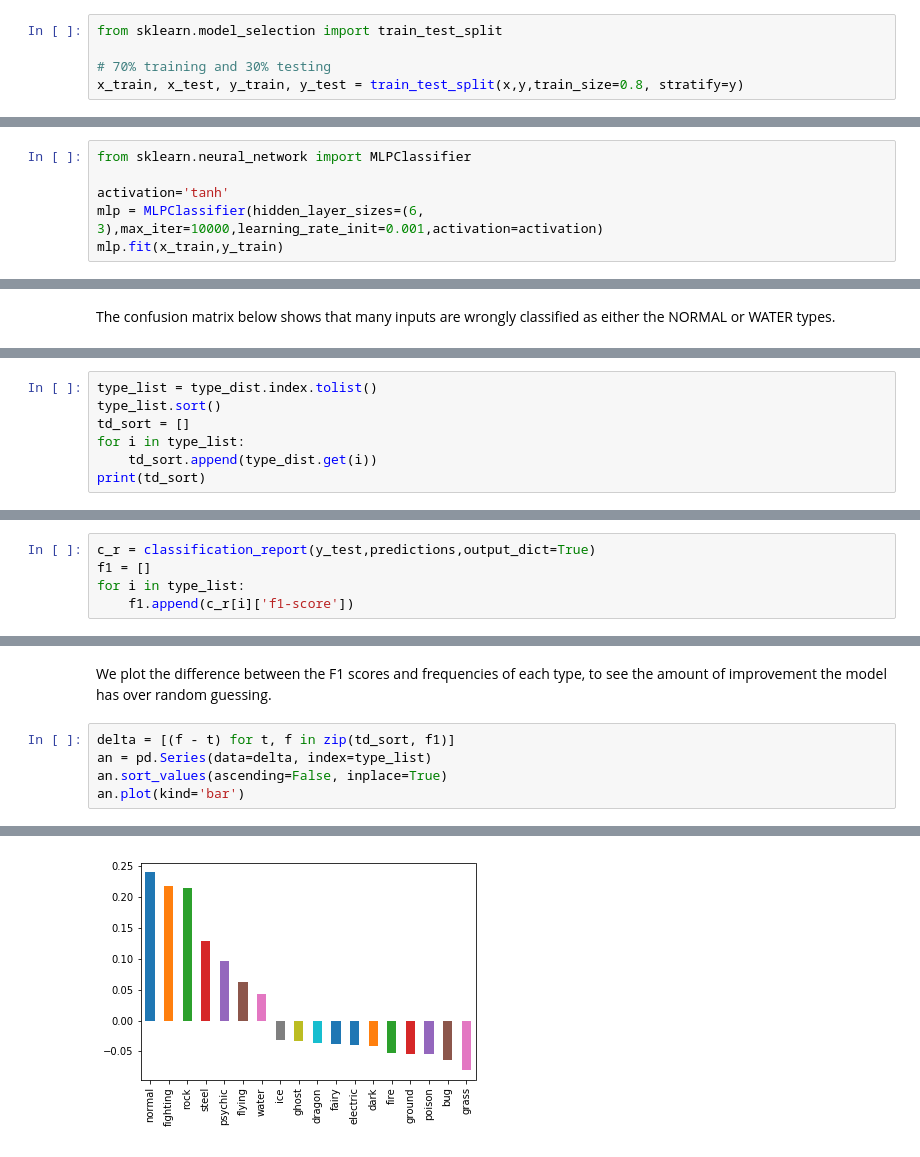
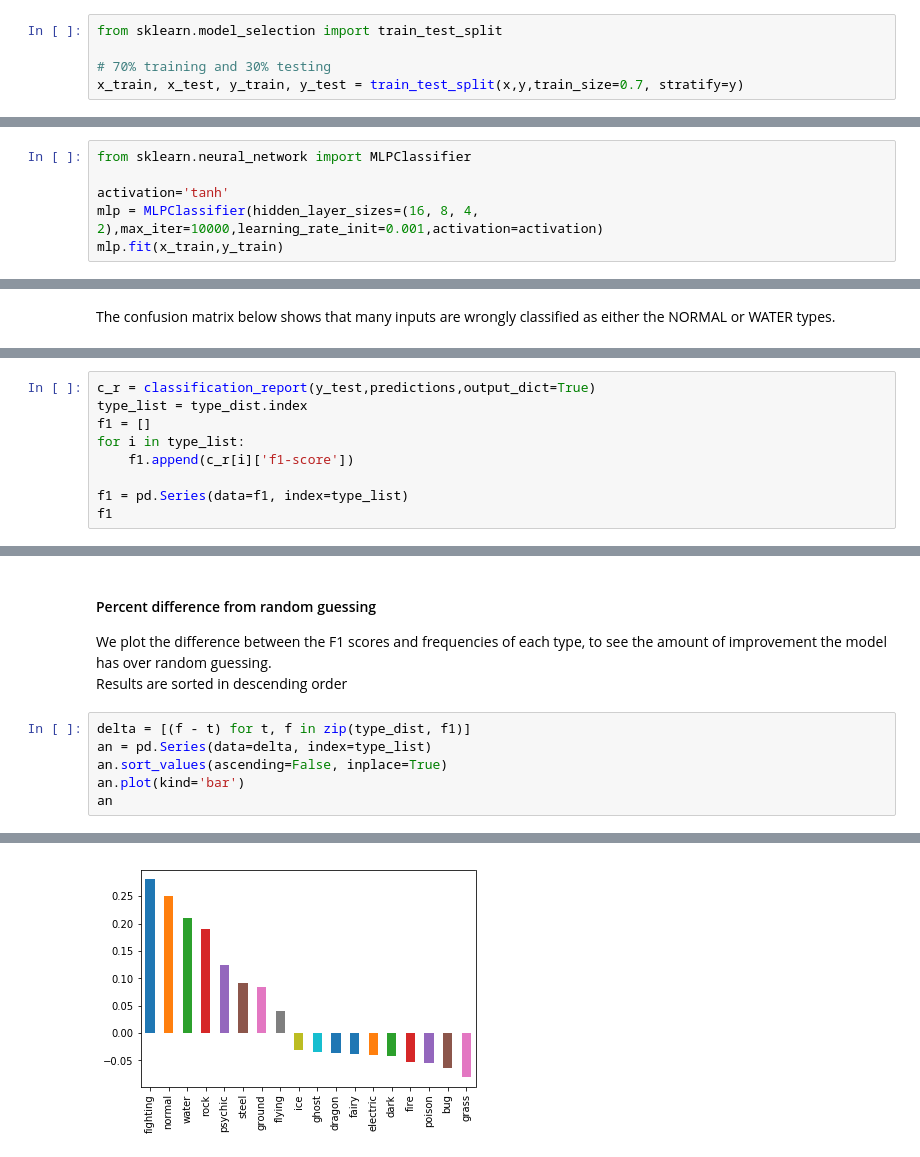
Before and after one commit to jonahcancio/cs180_mp2, a Jupyter notebook: cancio_hernandez_mp2.ipynb, the cells around one changed output, grey strips where cells are left out. Cells and saved outputs as stored; diff of their text form.

```diff
--- a/cancio_hernandez_mp2.ipynb
+++ b/cancio_hernandez_mp2.ipynb
@@ -208,7 +209,7 @@ will be set accordingly such that data will be set into 70% training and 30% tes
 from sklearn.model_selection import train_test_split
 
 # 70% training and 30% testing
-x_train, x_test, y_train, y_test = train_test_split(x,y,train_size=0.8, stratify=y)
+x_train, x_test, y_train, y_test = train_test_split(x,y,train_size=0.7, stratify=y)
 # %% [markdown]
 ### The final preparation step is normalizing the data.
 MLP works best if the data is scaled in terms of [0,1] or [-1,1] ranges, so we will use Scikit's MinMaxScaler to scale the data accordingly.
@@ -251,7 +235,7 @@ Some of the parameters are:
 from sklearn.neural_network import MLPClassifier
 
 activation='tanh'
-mlp = MLPClassifier(hidden_layer_sizes=(6, 3),max_iter=10000,learning_rate_init=0.001,activation=activation)
+mlp = MLPClassifier(hidden_layer_sizes=(16, 8, 4, 2),max_iter=10000,learning_rate_init=0.001,activation=activation)
 mlp.fit(x_train,y_train)
 # %% [output]
 MLPClassifier(activation='tanh', alpha=0.0001, batch_size='auto', beta_1=0.9,
@@ -308,7 +335,0 @@ We put the value counts in a list, sorted alphabetically by the name of the type
-# %%
-type_list = type_dist.index.tolist()
-type_list.sort()
-td_sort = []
-for i in type_list:
-    td_sort.append(type_dist.get(i))
-print(td_sort)
@@ -317,5 +339,9 @@ print(td_sort)
 # %%
 c_r = classification_report(y_test,predictions,output_dict=True)
+type_list = type_dist.index
 f1 = []
 for i in type_list:
     f1.append(c_r[i]['f1-score'])
+
+f1 = pd.Series(data=f1, index=type_list)
+f1
@@ -322,8 +368,11 @@ for i in type_list:
 # %% [markdown]
+#### Percent difference from random guessing
 We plot the difference between the F1 scores and frequencies of each type, to see the amount of improvement the model has over random guessing.
+Results are sorted in descending order
 # %%
-delta = [(f - t) for t, f in zip(td_sort, f1)]
+delta = [(f - t) for t, f in zip(type_dist, f1)]
 an = pd.Series(data=delta, index=type_list)
 an.sort_values(ascending=False, inplace=True)
 an.plot(kind='bar')
+an
 # %% [output]
@@ -331,2 +398,2 @@ an.plot(kind='bar')
-[figure, old version]
+[figure, new version]
 # %% [markdown]
```
Also changed, not shown: parts of 23 cells of this notebook.
